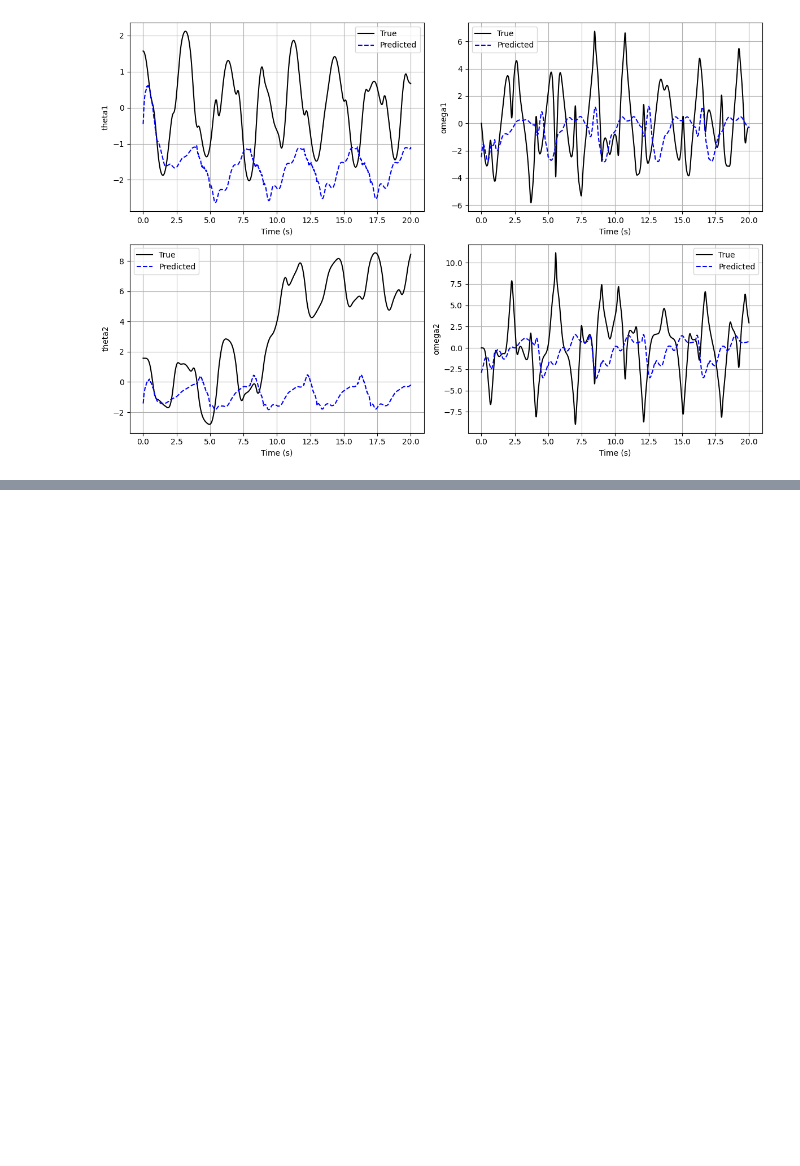
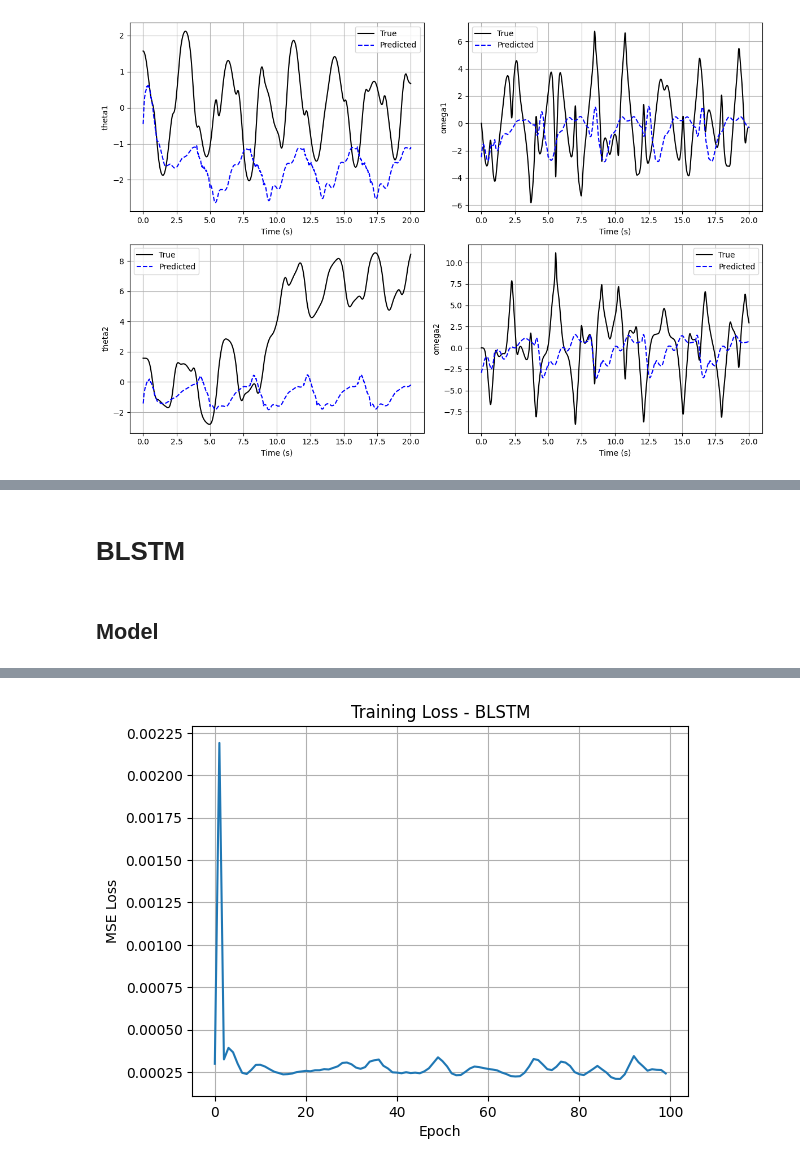
Before and after one commit to mmatinm/Deep-Learning-Projects, a Jupyter notebook: nonlinear-system-identification/identification.ipynb, the cells around one changed output, grey strips where cells are left out. Saved outputs shown, nothing was run; the diff lists cells and outputs as text; code cells hidden in the pictures; blank space fills up the shorter version.

Commit message:
BLSTM

```diff
--- a/nonlinear-system-identification/identification.ipynb
+++ b/nonlinear-system-identification/identification.ipynb
@@ -639,0 +891,48 @@ it should be noted that learning rate, model architeture and "history_len" is op
+# %% [markdown]
+# BLSTM
+# %% [markdown]
+## Model
+# %%
+class BLSTMModel(nn.Module):
+    def __init__(self, input_size=5, hidden_size=64, output_size=4, num_layers=1):
+        super(BLSTMModel, self).__init__()
+        self.blstm = nn.LSTM(input_size=input_size,
+                             hidden_size=hidden_size,
+                             num_layers=num_layers,
+                             batch_first=True,
+                             bidirectional=True)
+        self.fc = nn.Linear(hidden_size * 2, output_size)  # Multiply hidden size by 2 for bidirectional
+
+    def forward(self, x):
+        lstm_out, _ = self.blstm(x)  # lstm_out: (batch, seq_len, hidden_size*2)
+        output = self.fc(lstm_out)   # apply FC at each time step
+        return output
+
+model = BLSTMModel(input_size=5, hidden_size=128, output_size=4, num_layers=2)
+# %%
+criterion = nn.MSELoss()
+optimizer = torch.optim.RMSprop(model.parameters(), lr=0.0001, alpha=0.9)
+train_losses = []
+epochs = 100
+
+for epoch in range(epochs):
+    model.train()
+    optimizer.zero_grad()
+
+    output = model(X_train_t)
+    loss = criterion(output, Y_train_t)
+    loss.backward()
+    optimizer.step()
+
+    train_losses.append(loss.item())
+
+    if epoch % 10 == 0:
+        print(f"Epoch {epoch}: Loss = {loss.item():.6f}")
+
+plt.plot(train_losses)
+plt.xlabel("Epoch")
+plt.ylabel("MSE Loss")
+plt.title("Training Loss - BLSTM")
+plt.grid(True)
+plt.show()
+# %% [output]
@@ -639,0 +949 @@ it should be noted that learning rate, model architeture and "history_len" is op
+[figure, added]
```
Also changed, not shown: parts of 34 cells of this notebook.
